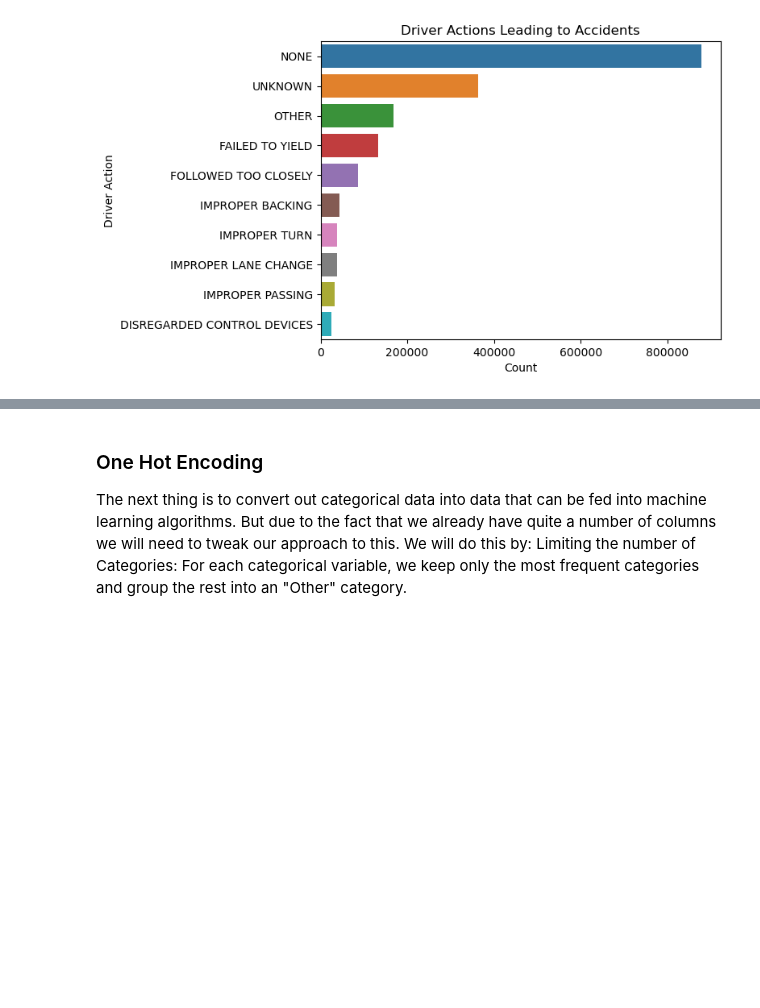
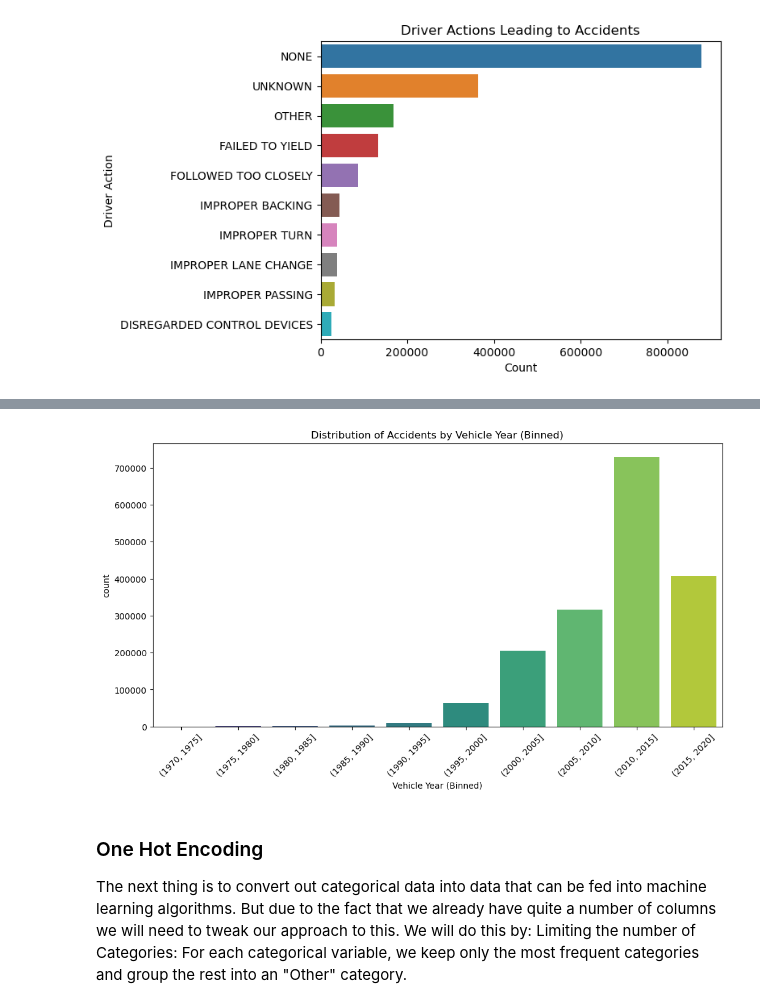
Before and after one commit to William-Itotia/DSC-Chicago-Car-Crash-Analysis, a Jupyter notebook: Project.ipynb, the cells around one changed output, grey strips where cells are left out. Saved outputs shown, nothing was run; the diff lists cells and outputs as text; code cells hidden in the pictures; blank space fills up the shorter version.

```diff
--- a/Project.ipynb
+++ b/Project.ipynb
@@ -515,3 +578,16 @@ plt.show()
+# %%
+# Creating temporary bins for VEHICLE_YEAR
+bins = pd.cut(up_merged_df['VEHICLE_YEAR'], bins=range(1970, 2025, 5))
+
+# Plotting the count of accidents by the bins
+plt.figure(figsize=(12, 6))
+sns.countplot(x=bins, data=up_merged_df, palette='viridis')
+plt.title('Distribution of Accidents by Vehicle Year (Binned)')
+plt.xlabel('Vehicle Year (Binned)')
+plt.xticks(rotation=45)
+plt.show()
+# %% [output]
+[figure, added]
 # %% [markdown]
 ### One Hot Encoding
 
```
Also changed, not shown: parts of 12 cells of this notebook.
